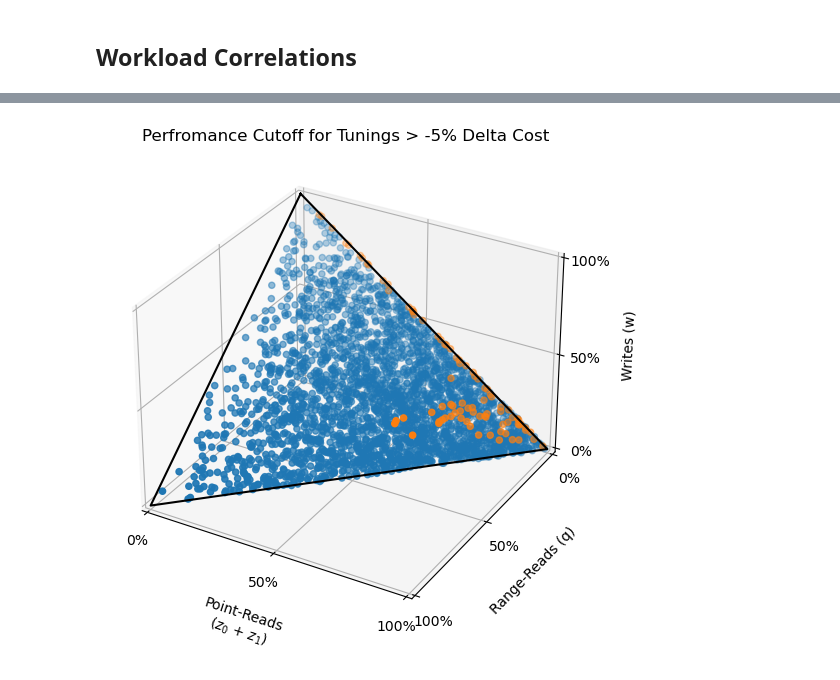
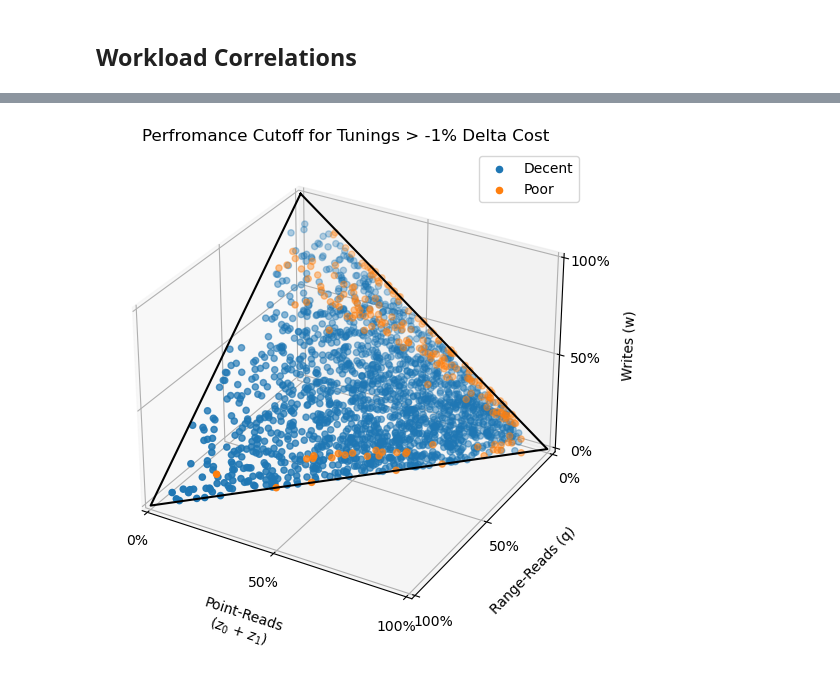
Before and after one commit to ephoris/endure-jupyter, a Jupyter notebook: experiments/01_ltune_eval.ipynb, the cells around one changed output, grey strips where cells are left out. Cells and saved outputs as stored; diff of their text form; code cells hidden in the pictures.

```diff
--- a/experiments/01_ltune_eval.ipynb
+++ b/experiments/01_ltune_eval.ipynb
@@ -60,10 +61,10 @@ ClassicTuner(
 # %%
 def convert_model_out_to_design(output):
     output = output.flatten()
-    policy = np.around(output[0].item())
+    h = output[0].item()
+    policy = torch.argmax(output[1:3]).item()
     policy = Policy.Leveling if policy == 1 else Policy.Tiering
-    h = output[1].item()
-    size_ratio = torch.argmax(output[2:]).item() + config['lsm']['size_ratio']['min']
+    size_ratio = torch.argmax(output[3:]).item() + config['lsm']['size_ratio']['min']
     design = LSMDesign(h=h, T=size_ratio, policy=policy)
 
     return design
@@ -134,10 +143,9 @@ def eval_lcm(design, system, z0, z1, q, w):
     categories = config['lsm']['size_ratio']['max'] - config['lsm']['size_ratio']['min'] + 1
     T = design.T - config['lsm']['size_ratio']['min']
     T = np.eye(categories, dtype=np.int32)[int(np.ceil(T))]
-    feats = [z0, z1, q, w, system.B, system.s, system.E, system.H, system.N, design.policy.value, design.h]
-    if "policy" not in config["lcm"]["input_features"]:
-        feats.pop(-2)
-    inputs = np.concatenate((np.array(feats), T))
+    policy = np.eye(2, dtype=np.int32)[design.policy.value]
+    feats = [z0, z1, q, w, system.B, system.s, system.E, system.H, system.N, design.h]
+    inputs = np.concatenate((np.array(feats), policy, T))
     inputs = torch.from_numpy(inputs).to(torch.float).view(1, -1)
     with torch.no_grad():
         pred = loss_model(inputs)
@@ -179,14 +187,17 @@ def get_system(cfg):
 # %%
 def eval_rand_workloads(num_wls=5000, system=None):
     cfg = deepcopy(config)
-    if system is None:
-        system = System()
+    sample_systems = system is None
+    system = System() # Default system
 
     table = []
+    # system = System()
     for _ in tqdm(range(num_wls)):
         wl = np.array(gen._sample_workload(4))
         z0, z1, q, w = wl
-        system = gen._sample_system()
+        if sample_systems:
+            system = gen._sample_system()
+
         solver = ClassicSolver(cfg)
 
         # eval normal
@@ -227,7 +238,8 @@ def eval_rand_workloads(num_wls=5000, system=None):
     return pd.DataFrame(table)
 # %%
 np.random.seed(0)
-df = eval_rand_workloads(num_wls=3000)
+system = System()
+df = eval_rand_workloads(num_wls=2048, system=system)
 df['delta_cost'] = (df['stune_cost'] - df['ltune_cost']) / df['stune_cost']
 df['delta_loss'] = (df['stune_loss'] - df['ltune_loss']) / df['stune_loss']
 df['stune_diff'] = (df['stune_cost'] - df['stune_loss']) / df['stune_cost']
@@ -366,24 +420,25 @@ plt.show()
 # %%
 fig = plt.figure()
 ax = Axes3D(fig, auto_add_to_figure=False, computed_zorder=False)
 fig.add_axes(ax)
 ax.set_xlim3d(0, 1), ax.set_ylim3d(1, 0), ax.set_zlim3d(0, 1)
 ax.set_xticks([0, 0.5, 1]), ax.set_yticks([0, 0.5, 1]), ax.set_zticks([0, 0.5, 1])
 ax.xaxis.set_major_formatter(mtick.PercentFormatter(1.0))
 ax.yaxis.set_major_formatter(mtick.PercentFormatter(1.0))
 ax.zaxis.set_major_formatter(mtick.PercentFormatter(1.0))
 edge = ax.plot([0, 1, 0, 0], [0, 0, 1, 0], [1, 0, 0, 1], color='black', zorder=3)
 
 ax.set_xlabel('Point-Reads\n($z_0$ + $z_1$)', labelpad=15)
 ax.set_ylabel('Range-Reads (q)', labelpad=10)
 ax.set_zlabel('Writes (w)', labelpad=10)
 
-cutoff = (-0.05)
-groupa = df[df['delta_loss'] > cutoff]
-groupb = df[df['delta_loss'] < cutoff]
+cutoff = (-0.01)
+groupa = df[df['delta_cost'] > cutoff]
+groupb = df[df['delta_cost'] < cutoff]
 ax.scatter(groupa['z0'] + groupa['z1'], groupa['q'], groupa['w'], label='Decent')
 ax.scatter(groupb['z0'] + groupb['z1'], groupb['q'], groupb['w'], label='Poor')
 ax.set_title(f'Perfromance Cutoff for Tunings > {cutoff:.0%} Delta Cost')
+ax.legend()
 plt.show()
 # %% [output]
-[figure, old version]
+[figure, new version]
```
Also changed, not shown: parts of 21 cells of this notebook, 1 other file.
